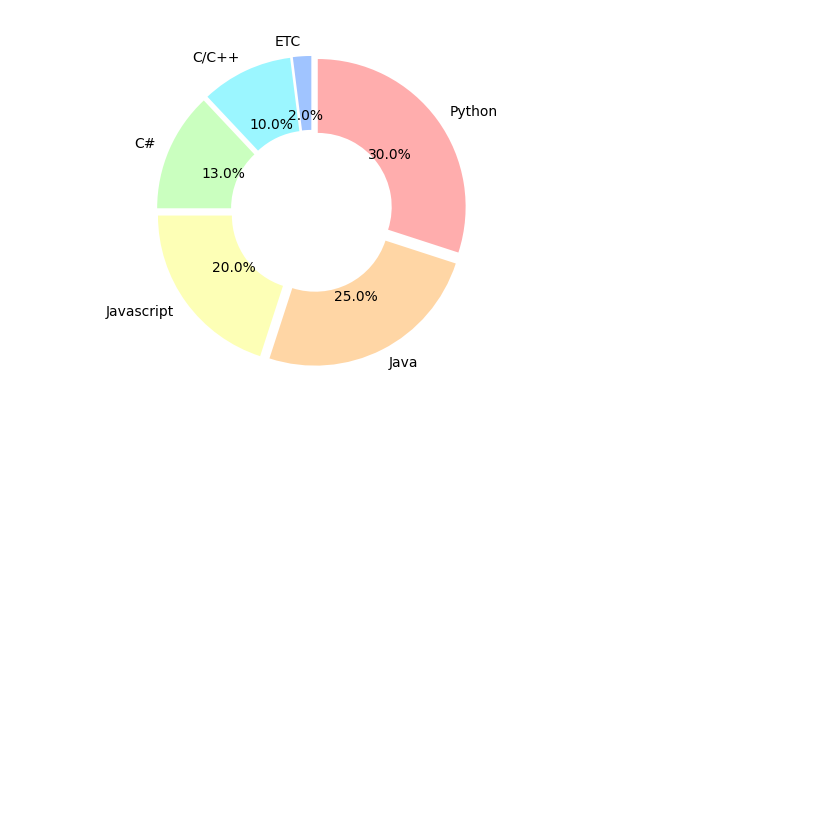
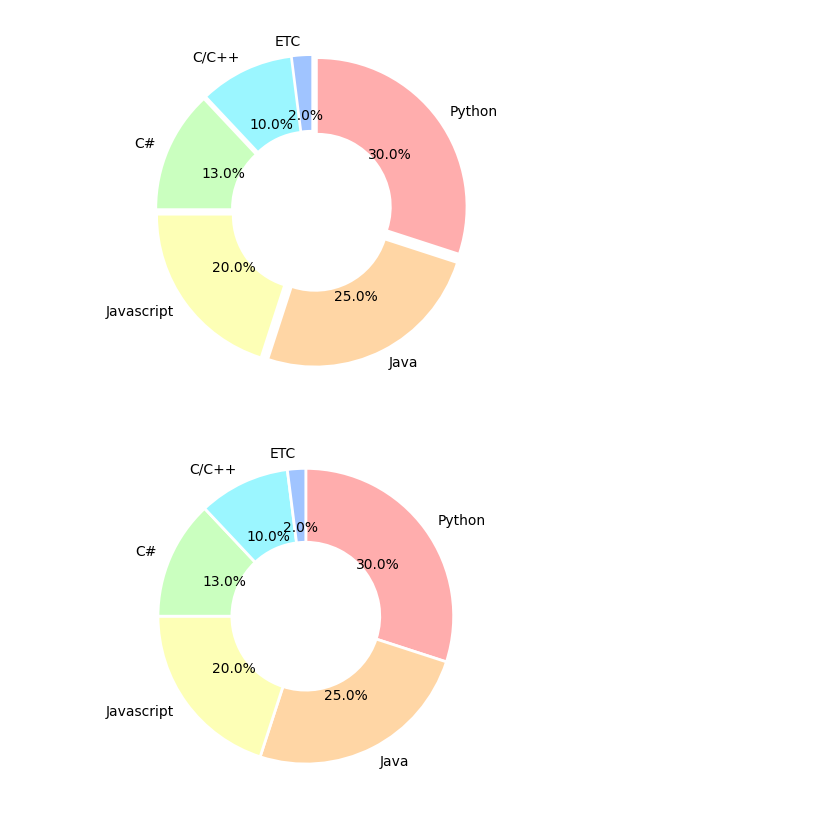
Before and after one commit to Yum02/Learning_Bigdata, a Jupyter notebook: Bigdata_learning/Matplotilb/13.Circle_graph.ipynb, the cells around one changed output. Cells and saved outputs as stored; diff of their text form; code cells hidden in the pictures; blank space fills up the shorter version.

```diff
--- a/Bigdata_learning/Matplotilb/13.Circle_graph.ipynb
+++ b/Bigdata_learning/Matplotilb/13.Circle_graph.ipynb
@@ -49,3 +49,9 @@ plt.pie(values, labels=labels, autopct='%.1f%%', startangle=90, counterclock=Fal
 plt.show()
 # %% [output]
 [figure]
+# %%
+wedgeprops = {'width' : 0.5, 'edgecolor' : 'w', 'linewidth' : 2}
+plt.pie(values, labels=labels, autopct='%.1f%%', startangle=90, counterclock=False, colors=colors, wedgeprops=wedgeprops)
+plt.show()
+# %% [output]
+[figure, added]
```
Also changed, not shown: parts of 5 cells of this notebook.
